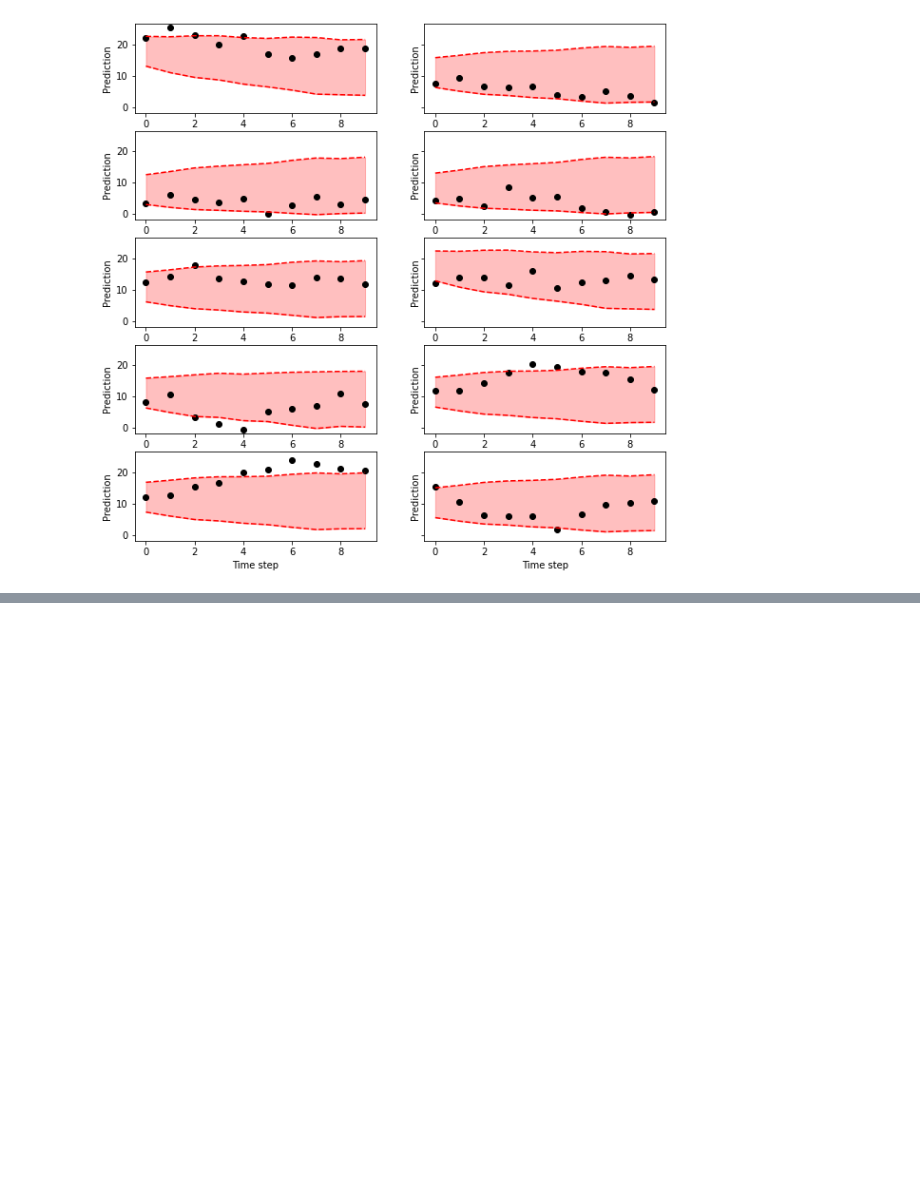
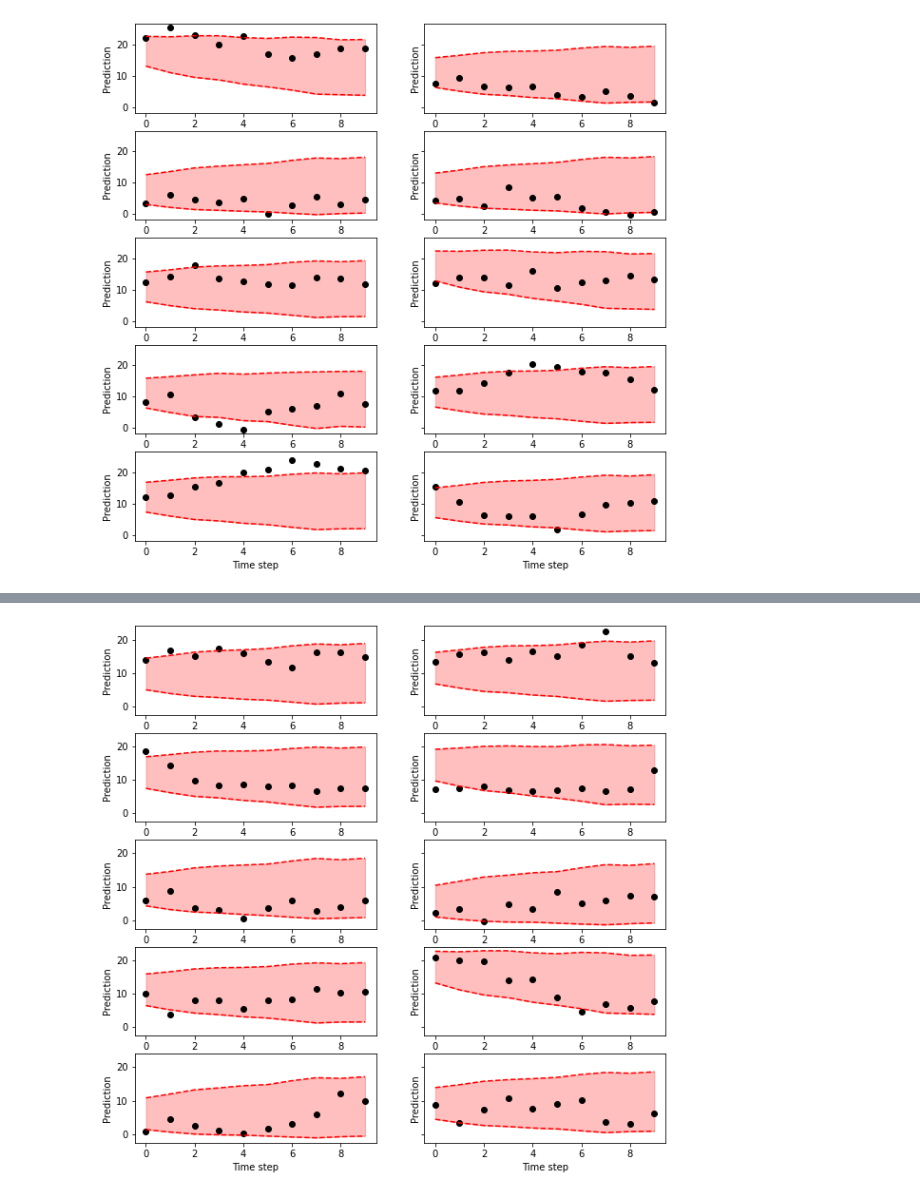
Before and after one commit to kamilest/conformal-rnn, a Jupyter notebook: conformal.ipynb, the cells around one changed output, grey strips where cells are left out. Drawn from its saved outputs; the diff is of its cells as text; code cells hidden in the pictures; blank space fills up the shorter version.

```diff
--- a/conformal.ipynb
+++ b/conformal.ipynb
@@ -56,0 +67,13 @@ for ax in axs.flat:
+# %%
+model_short.fit(train_dataset_short, calibration_dataset_short, epochs=100, lr=0.01, batch_size=100)
+model_short.eval()
+c_short = []
+predictions_short = []
+for sequences, target in test_dataset:
+    sequences = sequences.unsqueeze(dim=0)
+    out = model(sequences).squeeze()
+    pred = torch.vstack([out - model.critical_calibration_scores,
+                         out + model.critical_calibration_scores]).T
+    predictions_short.append(pred)
+    c_short.append(cover(pred, target))
+print('% of series within predicted intervals: {}'.format(np.mean(c)))
@@ -56,0 +84,20 @@ for ax in axs.flat:
+# %%
+false_idx = np.nonzero(np.invert(c_short))[0]
+
+fig, axs = plt.subplots(5, 2, figsize=(10, 10), sharey=True)
+
+for ax in axs.flat:
+    i = np.random.choice(false_idx)
+    ax.fill_between(range(test_dataset[i][1].size(0)),
+                     predictions[i][:, 0].detach().numpy(),
+                     predictions[i][:, 1].detach().numpy(),
+                     color="r", alpha=0.25)
+    ax.plot(predictions[i][:, 0].detach().numpy(), linestyle="--", color="r")
+    ax.plot(predictions[i][:, 1].detach().numpy(), linestyle="--", color="r")
+    # plt.plot(Y_predicted[0][0], linestyle="--", linewidth=3, color="r")
+
+    ax.scatter(range(test_dataset[i][1].size(0)), test_dataset[i][1].detach().numpy(), color="black")
+
+    ax.set(xlabel='Time step', ylabel='Prediction')
+# %% [output]
+[figure, added]
```
Also changed, not shown: parts of 4 cells of this notebook.
